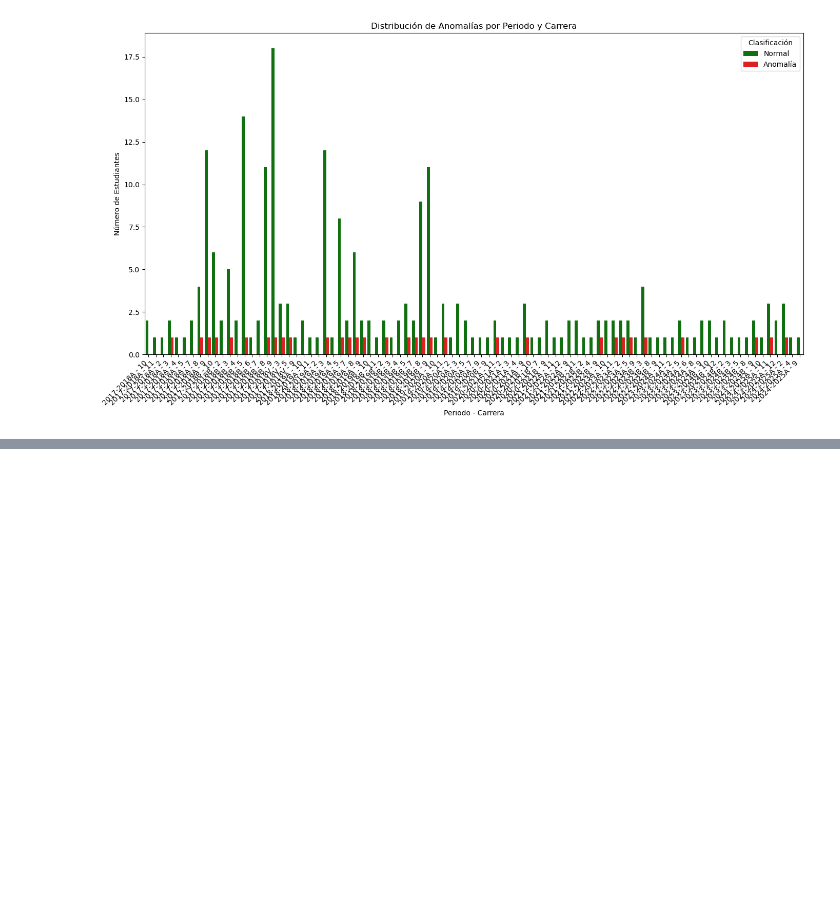
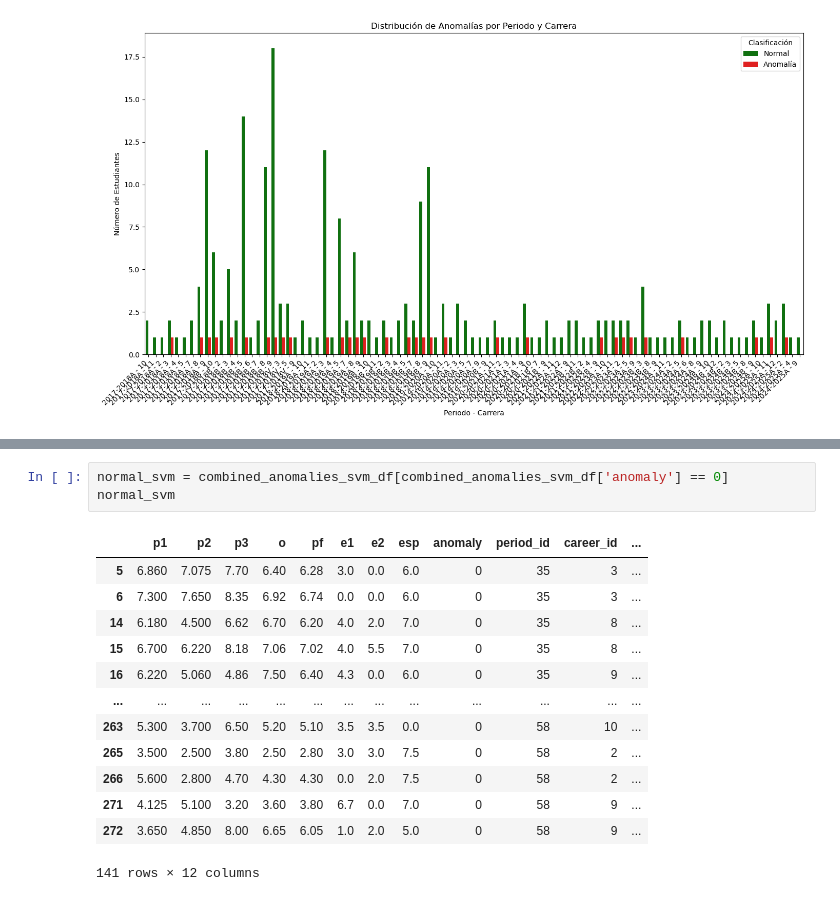
Before and after one commit to Yaki-55/tesis, a Jupyter notebook: primerModelo.ipynb, the cells around one changed output, grey strips where cells are left out. Saved outputs shown, nothing was run; the diff lists cells and outputs as text; blank space fills up the shorter version.

```diff
--- a/primerModelo.ipynb
+++ b/primerModelo.ipynb
@@ -338,0 +443,17 @@ plot_anomaly_distribution_by_period_career(combined_anomalies_df)
+# %%
+normal_svm = combined_anomalies_svm_df[combined_anomalies_svm_df['anomaly'] == 0]
+normal_svm
+# %% [output]
+|  | p1 | p2 | p3 | o | pf | e1 | e2 | esp | anomaly | period_id | career_id | ... |
+| 5 | 6.860 | 7.075 | 7.70 | 6.40 | 6.28 | 3.0 | 0.0 | 6.0 | 0 | 35 | 3 | ... |
+| 6 | 7.300 | 7.650 | 8.35 | 6.92 | 6.74 | 0.0 | 0.0 | 6.0 | 0 | 35 | 3 | ... |
+| 14 | 6.180 | 4.500 | 6.62 | 6.70 | 6.20 | 4.0 | 2.0 | 7.0 | 0 | 35 | 8 | ... |
+| 15 | 6.700 | 6.220 | 8.18 | 7.06 | 7.02 | 4.0 | 5.5 | 7.0 | 0 | 35 | 8 | ... |
+| 16 | 6.220 | 5.060 | 4.86 | 7.50 | 6.40 | 4.3 | 0.0 | 6.0 | 0 | 35 | 9 | ... |
+| ... | ... | ... | ... | ... | ... | ... | ... | ... | ... | ... | ... | ... |
+| 263 | 5.300 | 3.700 | 6.50 | 5.20 | 5.10 | 3.5 | 3.5 | 0.0 | 0 | 58 | 10 | ... |
+| 265 | 3.500 | 2.500 | 3.80 | 2.50 | 2.80 | 3.0 | 3.0 | 7.5 | 0 | 58 | 2 | ... |
+| 266 | 5.600 | 2.800 | 4.70 | 4.30 | 4.30 | 0.0 | 2.0 | 7.5 | 0 | 58 | 2 | ... |
+| 271 | 4.125 | 5.100 | 3.20 | 3.60 | 3.80 | 6.7 | 0.0 | 7.0 | 0 | 58 | 9 | ... |
+| 272 | 3.650 | 4.850 | 8.00 | 6.65 | 6.05 | 1.0 | 2.0 | 5.0 | 0 | 58 | 9 | ... |
+141 rows × 12 columns
```
Also changed, not shown: parts of 5 cells of this notebook.
